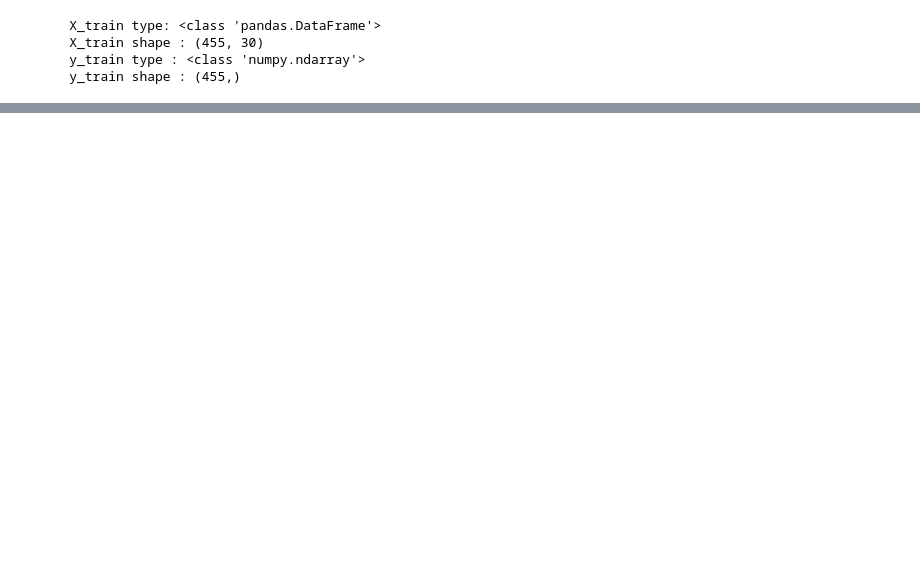
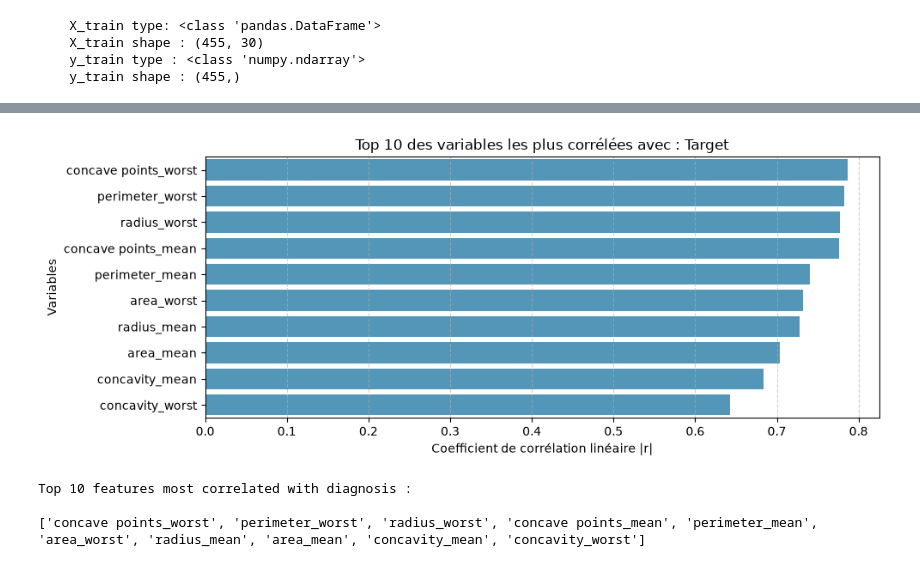
Before and after one commit to bruno-coulet/building-perceptron, a Jupyter notebook: notebooks/2_process.ipynb, the cells around one changed output, grey strips where cells are left out. Cells and saved outputs as stored; diff of their text form; code cells hidden in the pictures; blank space fills up the shorter version.

```diff
--- a/notebooks/2_process.ipynb
+++ b/notebooks/2_process.ipynb
@@ -167,2 +98,0 @@ plot_target_correlations(X_train, y_train, n_top=10)
-# %%
-X_train = select_best_features(X_train, y_train, threshold=0.90).copy()
@@ -234,13 +98,0 @@ D'un point de vue biologique, ces outliers représentent des anomalies cellulair
-# %%
-
-'''
-Preprocessing
-
-numériques → RobustScaler()
-catégorielles → OneHotEncoder(drop='first', handle_unknown='ignore')
-'''
-X_train, preprocessor = preprocess_data(X_train,
-                                                    numeric_columns=numeric_columns,
-                                                    # Il n'y a pas de variables catégorielles dans ce dataset
-                                                    # categorical_columns=categorical_columns
-                                                    )
@@ -429,0 +104,15 @@ Tester un SVM (Support Vector Machine) avec un noyau RBF ou un Random Forest pou
+# %%
+plot_target_correlations(X_train, y_train, n_top=10, figsize=(10, 4))
+# %% [output]
+[figure, added]
+# %%
+top_correlations = target_correlations(X_train, y_train, n_top=10)
+
+top_corr_cols = top_correlations.index.tolist()
+
+print(f"Top 10 features most correlated with {TARGET} :\n")
+print(top_corr_cols)
+# %% [output]
+Top 10 features most correlated with diagnosis :
+
+['concave points_worst', 'perimeter_worst', 'radius_worst', 'concave points_mean', 'perimeter_mean', 'area_worst', 'radius_mean', 'area_mean', 'concavity_mean', 'concavity_worst']
```
Also changed, not shown: parts of 69 cells of this notebook, 6 other files.
